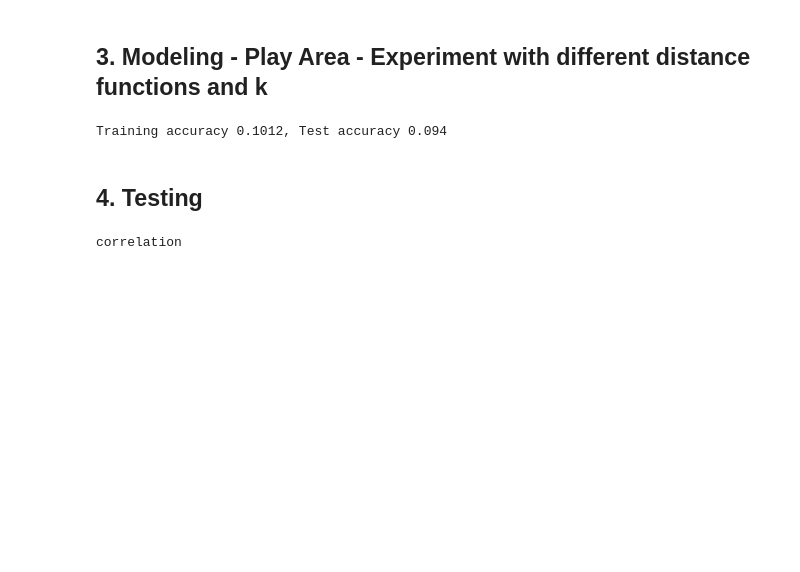
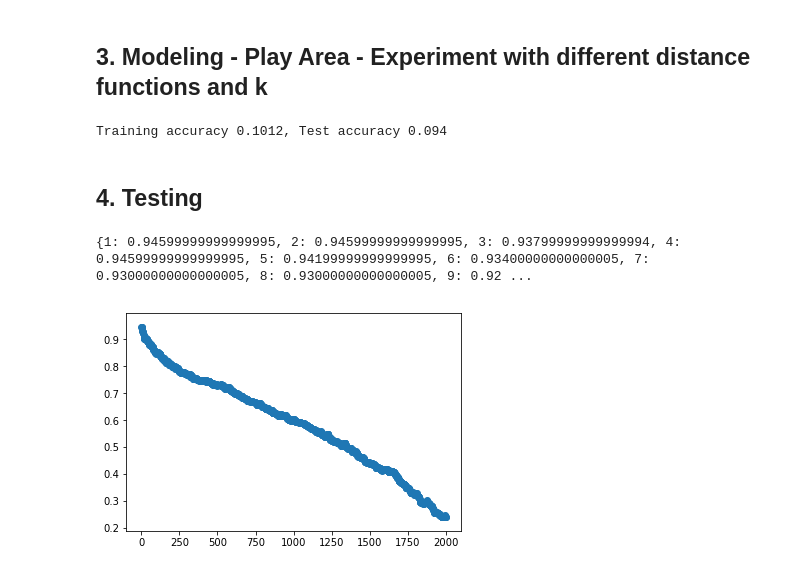
Before and after one commit to rfree18/Intro-to-ML, a Jupyter notebook: completed/HW4/HW4_MNIST_kNN.ipynb, the cells around one changed output. Drawn from its saved outputs; the diff is of its cells as text; code cells hidden in the pictures; blank space fills up the shorter version.

```diff
--- a/completed/HW4/HW4_MNIST_kNN.ipynb
+++ b/completed/HW4/HW4_MNIST_kNN.ipynb
@@ -122,18 +99,21 @@ for func in functions:
         max_val = tes_acc
         max_fun = func
 # %%
-
+max_val = 0
+max_k = 0
 for k in xrange(1, 10):
     tes_acc = np.sum(knn_classify(test_data, training_data, training_labels, max_fun, k) == test_labels) / np.float(len(test_labels))
-# accuracies = dict.fromkeys(functions)
+    if(tes_acc > max_val):
+        max_val = tes_acc
+        max_k = k
 
-# for func in functions:
-#     k = 2
-#     tra_acc = np.sum(knn_classify(training_data, training_data, training_labels, func, k) == training_labels) / np.float(len(training_labels))
-#     tes_acc = np.sum(knn_classify(test_data, training_data, training_labels, func, k) == test_labels) / np.float(len(test_labels))
-
-#     accuracies[func] = tes_acc
-
-# print(accuracies)
+acc = dict()
+for k in xrange(1, 2000):
+    acc[k] = np.sum(knn_classify(test_data, training_data, training_labels, max_fun, k) == test_labels) / np.float(len(test_labels))
-# %% [output]
-correlation
+# %%
+print(acc)
+plt.scatter(acc.keys(), acc.values())
+plt.show()
+# %% [output]
+{1: 0.94599999999999995, 2: 0.94599999999999995, 3: 0.93799999999999994, 4: 0.94599999999999995, 5: 0.94199999999999995, 6: 0.93400000000000005, 7: 0.93000000000000005, 8: 0.93000000000000005, 9: 0.92 ...
+[figure, added]
```
Also changed, not shown: parts of 2 cells of this notebook, 7 other files.
